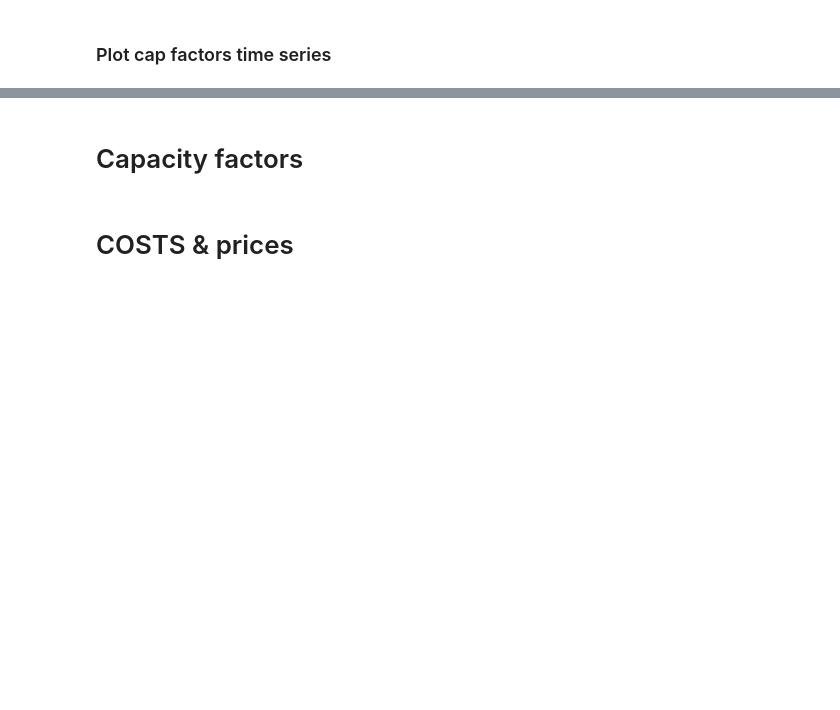
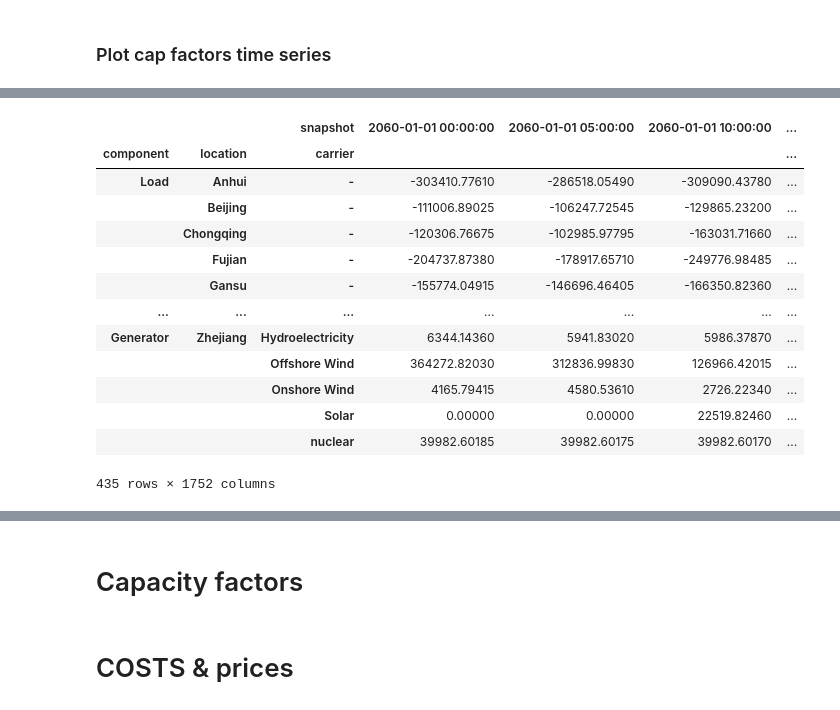
Before and after one commit to irr-github/PyPSA-China-PIK, a Jupyter notebook: workflow/notebooks/plot_network_summary.ipynb, the cells around one changed output, grey strips where cells are left out. Drawn from its saved outputs; the diff is of its cells as text; code cells hidden in the pictures; blank space fills up the shorter version.

```diff
--- a/workflow/notebooks/plot_network_summary.ipynb
+++ b/workflow/notebooks/plot_network_summary.ipynb
@@ -1009,22 +1080,43 @@ for ax in axes:
+# %%
+ac_mask = n.buses.query("carrier=='AC'").index
+n.buses.loc[ac_mask, "location"] = ac_mask
 # %%
+location_grouper = "location" # or province
 region_rev = n.statistics.revenue(
-    groupby=["location", "carrier"], bus_carrier="AC", aggregate_time=False
+    groupby=[location_grouper, "carrier"], bus_carrier="AC", aggregate_time=False
 ).fillna(0)
-rev_regional = region_rev[(region_rev < 0).all(axis=1)].groupby("location").sum().T
+rev_regional = region_rev[(region_rev < 0).all(axis=1)].groupby(location_grouper).sum().T
 weighting = n.snapshot_weightings.iloc[0, 0]
 prod_reg = (
     n.statistics.energy_balance(
         comps=["Load", "Link", "Generator"],
-        groupby=["location", "carrier"],
+        groupby=[location_grouper, "carrier"],
         bus_carrier="AC",
         aggregate_time=False,
     )
     * weighting
 )
 prod_reg = prod_reg.fillna(0)
-consum_regional = prod_reg.query("component=='Load'").groupby("location").sum().T
-balance = prod_reg.groupby("location").sum().T
-supp_regional = prod_reg.query("component!='Load'").groupby("location").sum().T
+consum_regional = prod_reg.query("component=='Load'").groupby(location_grouper).sum().T
+balance = prod_reg.groupby(location_grouper).sum().T
+supp_regional = prod_reg.query("component!='Load'").groupby(location_grouper).sum().T
+# %%
+prod_reg
+# %% [output]
+|  |  | snapshot | 2060-01-01 00:00:00 | 2060-01-01 05:00:00 | 2060-01-01 10:00:00 | ... |
+| component | location | carrier |  |  |  | ... |
+| Load | Anhui | - | -303410.77610 | -286518.05490 | -309090.43780 | ... |
+|  | Beijing | - | -111006.89025 | -106247.72545 | -129865.23200 | ... |
+|  | Chongqing | - | -120306.76675 | -102985.97795 | -163031.71660 | ... |
+|  | Fujian | - | -204737.87380 | -178917.65710 | -249776.98485 | ... |
+|  | Gansu | - | -155774.04915 | -146696.46405 | -166350.82360 | ... |
+| ... | ... | ... | ... | ... | ... | ... |
+| Generator | Zhejiang | Hydroelectricity | 6344.14360 | 5941.83020 | 5986.37870 | ... |
+|  |  | Offshore Wind | 364272.82030 | 312836.99830 | 126966.42015 | ... |
+|  |  | Onshore Wind | 4165.79415 | 4580.53610 | 2726.22340 | ... |
+|  |  | Solar | 0.00000 | 0.00000 | 22519.82460 | ... |
+|  |  | nuclear | 39982.60185 | 39982.60175 | 39982.60170 | ... |
+435 rows × 1752 columns
 # %%
 data = pd.concat(
     [supp_regional.sum(), -1 * consum_regional.sum(), balance.sum()], axis=1
```
Also changed, not shown: parts of 29 cells of this notebook, 1 other file.
